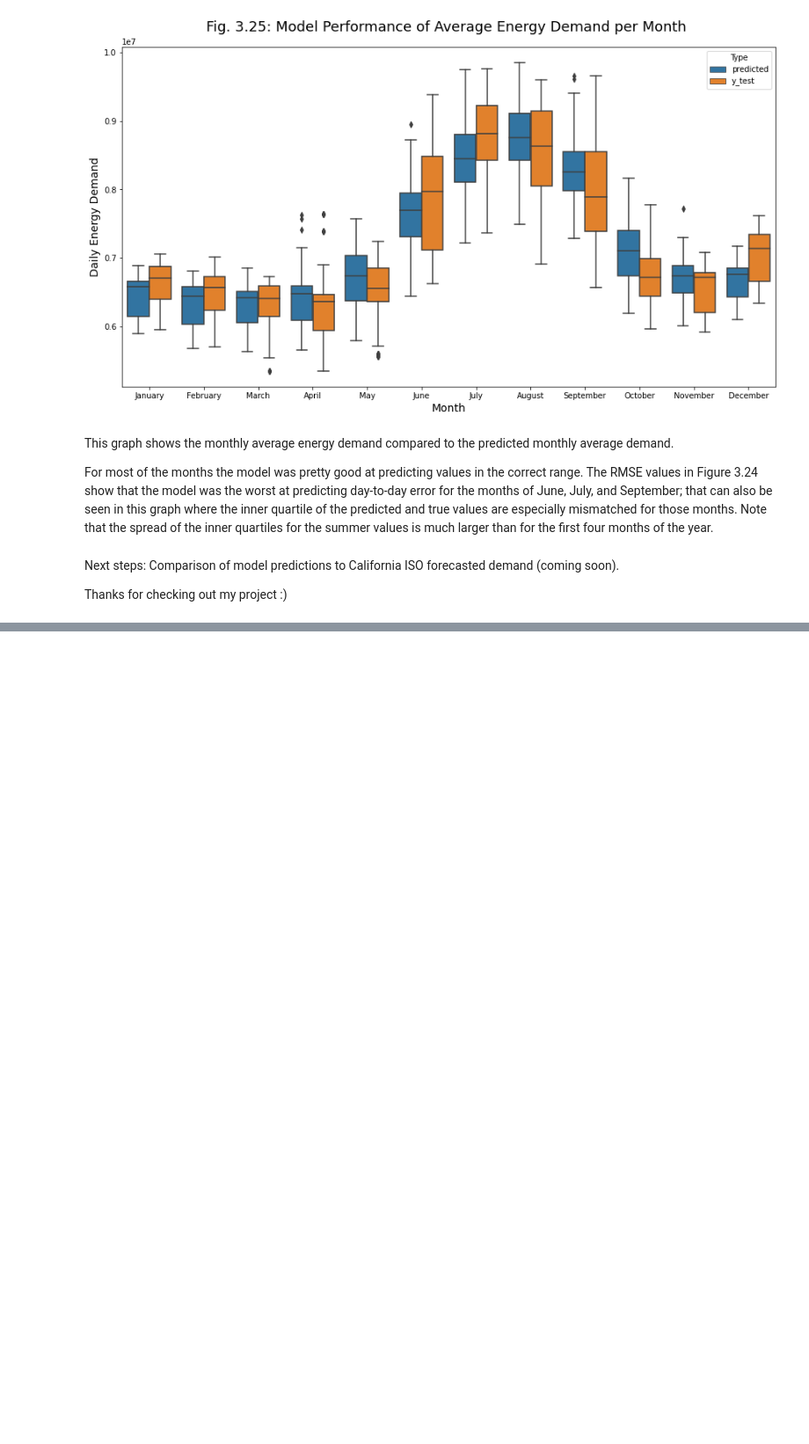
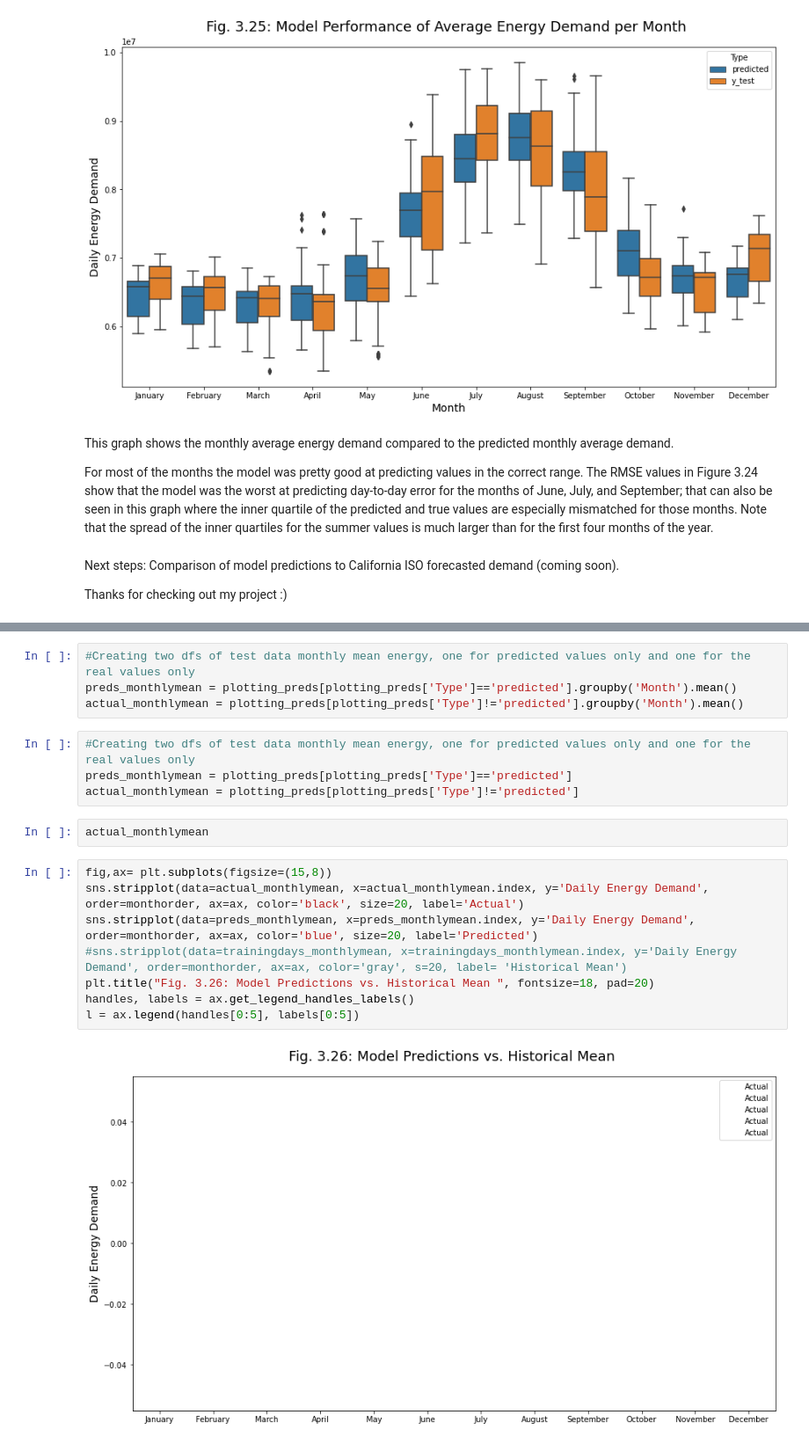
Before and after one commit to AuroraGinzburg/ML_Portfolio, a Jupyter notebook: 3-Data Visualization and Modeling.ipynb, the cells around one changed output, grey strips where cells are left out. Shown at 88% size. Saved outputs shown, nothing was run; the diff lists cells and outputs as text; blank space fills up the shorter version.

```diff
--- a/3-Data Visualization and Modeling.ipynb
+++ b/3-Data Visualization and Modeling.ipynb
@@ -1270,0 +1310,20 @@ Thanks for checking out my project :)
+# %%
+#Creating two dfs of test data monthly mean energy, one for predicted values only and one for the real values only
+preds_monthlymean = plotting_preds[plotting_preds['Type']=='predicted'].groupby('Month').mean()
+actual_monthlymean = plotting_preds[plotting_preds['Type']!='predicted'].groupby('Month').mean()
+# %%
+#Creating two dfs of test data monthly mean energy, one for predicted values only and one for the real values only
+preds_monthlymean = plotting_preds[plotting_preds['Type']=='predicted']
+actual_monthlymean = plotting_preds[plotting_preds['Type']!='predicted']
+# %%
+actual_monthlymean
+# %%
+fig,ax= plt.subplots(figsize=(15,8))
+sns.stripplot(data=actual_monthlymean, x=actual_monthlymean.index, y='Daily Energy Demand', order=monthorder, ax=ax, color='black', size=20, label='Actual')
+sns.stripplot(data=preds_monthlymean, x=preds_monthlymean.index, y='Daily Energy Demand', order=monthorder, ax=ax, color='blue', size=20, label='Predicted')
+#sns.stripplot(data=trainingdays_monthlymean, x=trainingdays_monthlymean.index, y='Daily Energy Demand', order=monthorder, ax=ax, color='gray', s=20, label= 'Historical Mean')
+plt.title("Fig. 3.26: Model Predictions vs. Historical Mean ", fontsize=18, pad=20)
+handles, labels = ax.get_legend_handles_labels()
+l = ax.legend(handles[0:5], labels[0:5])
+# %% [output]
+[figure, added]
```
Also changed, not shown: parts of 9 cells of this notebook.
